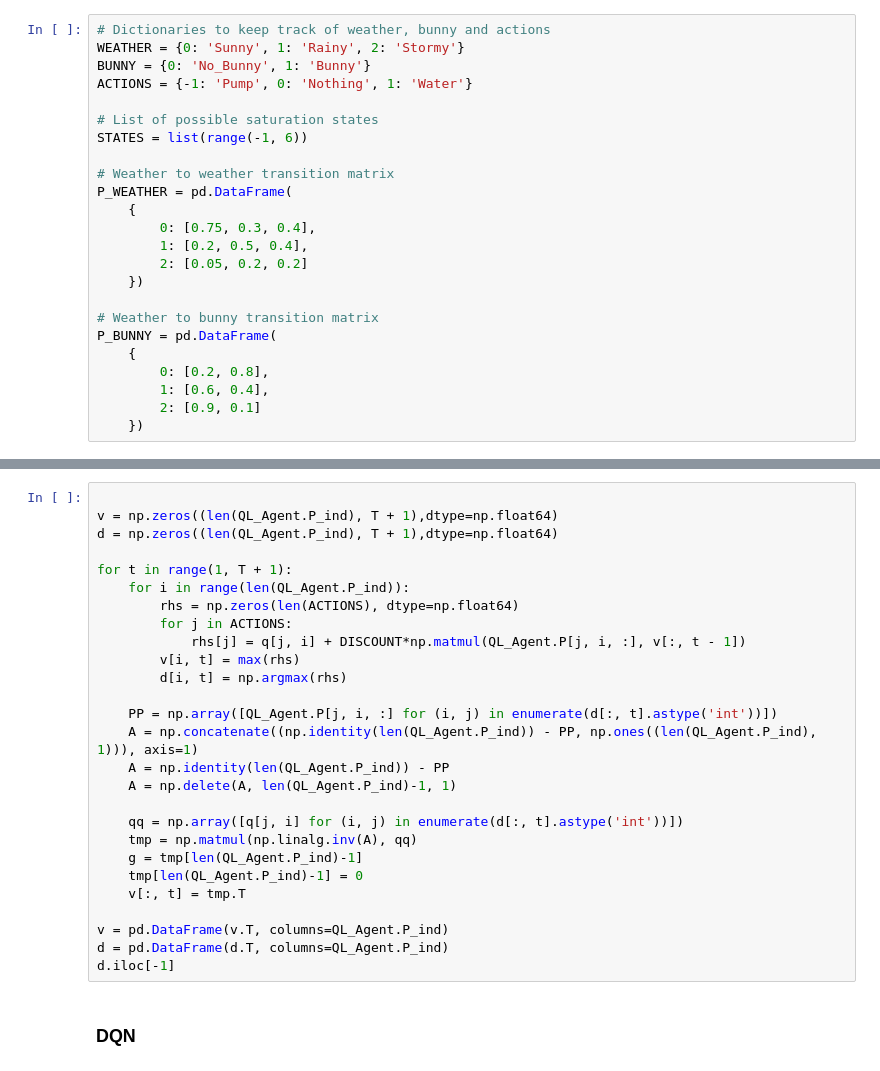
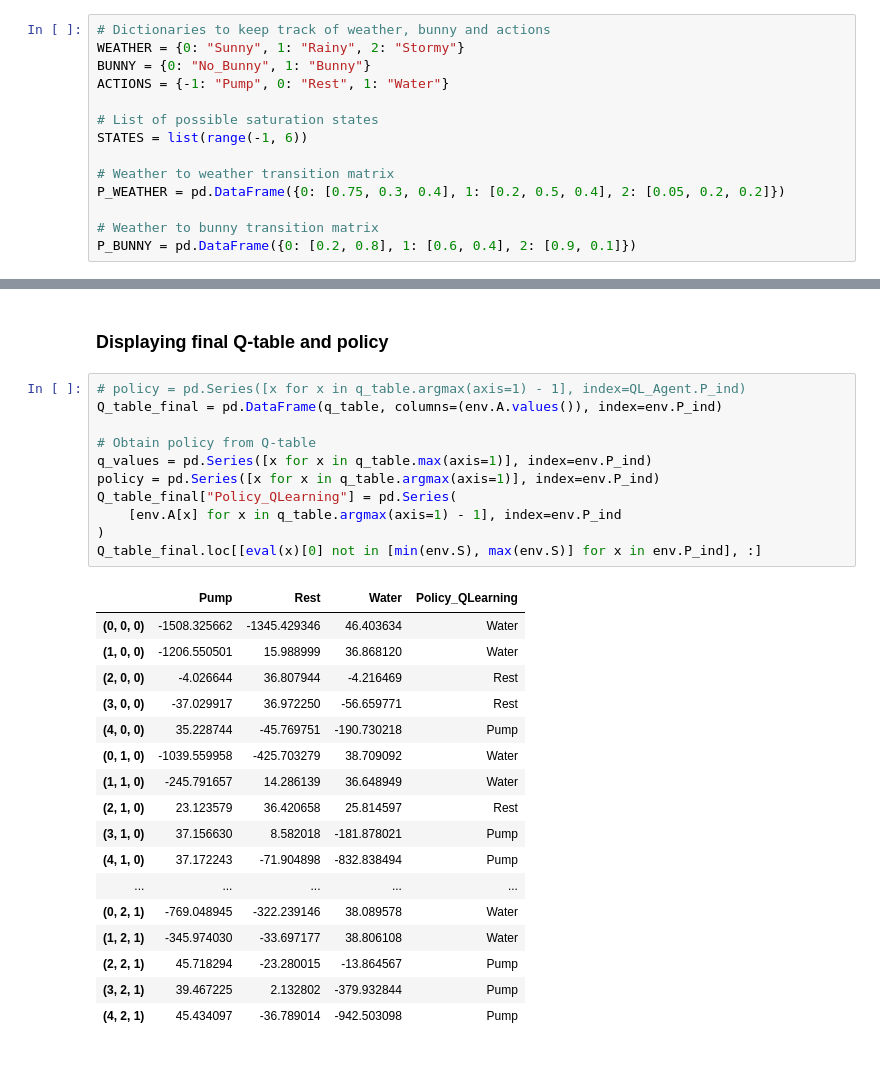
Before and after one commit to arpitp07/Reinforcement-Learning, a Jupyter notebook: Week 8/Final Q-Learning.ipynb, the cells around one changed output, grey strips where cells are left out. Saved outputs shown, nothing was run; the diff lists cells and outputs as text.

```diff
--- a/Week 8/Final Q-Learning.ipynb
+++ b/Week 8/Final Q-Learning.ipynb
@@ -16,25 +25,15 @@ from TLG_env import garden_env
 # %%
 # Dictionaries to keep track of weather, bunny and actions
-WEATHER = {0: 'Sunny', 1: 'Rainy', 2: 'Stormy'}
-BUNNY = {0: 'No_Bunny', 1: 'Bunny'}
-ACTIONS = {-1: 'Pump', 0: 'Nothing', 1: 'Water'}
+WEATHER = {0: "Sunny", 1: "Rainy", 2: "Stormy"}
+BUNNY = {0: "No_Bunny", 1: "Bunny"}
+ACTIONS = {-1: "Pump", 0: "Rest", 1: "Water"}
 
 # List of possible saturation states
 STATES = list(range(-1, 6))
 
 # Weather to weather transition matrix
-P_WEATHER = pd.DataFrame(
-    {
-        0: [0.75, 0.3, 0.4],
-        1: [0.2, 0.5, 0.4],
-        2: [0.05, 0.2, 0.2]
-    })
+P_WEATHER = pd.DataFrame({0: [0.75, 0.3, 0.4], 1: [0.2, 0.5, 0.4], 2: [0.05, 0.2, 0.2]})
 
 # Weather to bunny transition matrix
-P_BUNNY = pd.DataFrame(
-    {
-        0: [0.2, 0.8],
-        1: [0.6, 0.4],
-        2: [0.9, 0.1]
-    })
+P_BUNNY = pd.DataFrame({0: [0.2, 0.8], 1: [0.6, 0.4], 2: [0.9, 0.1]})
 # %% [markdown]
@@ -130,29 +111,31 @@ Q_table_final.loc[[eval(x)[0] not in [min(QL_Agent.S), max(QL_Agent.S)] for x in
-# %%
-
-v = np.zeros((len(QL_Agent.P_ind), T + 1),dtype=np.float64)
-d = np.zeros((len(QL_Agent.P_ind), T + 1),dtype=np.float64)
-
-for t in range(1, T + 1):
-    for i in range(len(QL_Agent.P_ind)):
-        rhs = np.zeros(len(ACTIONS), dtype=np.float64)
-        for j in ACTIONS:
-            rhs[j] = q[j, i] + DISCOUNT*np.matmul(QL_Agent.P[j, i, :], v[:, t - 1])
-        v[i, t] = max(rhs)
-        d[i, t] = np.argmax(rhs)
-
-    PP = np.array([QL_Agent.P[j, i, :] for (i, j) in enumerate(d[:, t].astype('int'))])
-    A = np.concatenate((np.identity(len(QL_Agent.P_ind)) - PP, np.ones((len(QL_Agent.P_ind), 1))), axis=1)
-    A = np.identity(len(QL_Agent.P_ind)) - PP
-    A = np.delete(A, len(QL_Agent.P_ind)-1, 1)
-
-    qq = np.array([q[j, i] for (i, j) in enumerate(d[:, t].astype('int'))])
-    tmp = np.matmul(np.linalg.inv(A), qq)
-    g = tmp[len(QL_Agent.P_ind)-1]
-    tmp[len(QL_Agent.P_ind)-1] = 0
-    v[:, t] = tmp.T
-
-v = pd.DataFrame(v.T, columns=QL_Agent.P_ind)
-d = pd.DataFrame(d.T, columns=QL_Agent.P_ind)
-d.iloc[-1]
-# %% [markdown]
-### DQN
+# %% [markdown]
+### Displaying final Q-table and policy
+# %%
+# policy = pd.Series([x for x in q_table.argmax(axis=1) - 1], index=QL_Agent.P_ind)
+Q_table_final = pd.DataFrame(q_table, columns=(env.A.values()), index=env.P_ind)
+
+# Obtain policy from Q-table
+q_values = pd.Series([x for x in q_table.max(axis=1)], index=env.P_ind)
+policy = pd.Series([x for x in q_table.argmax(axis=1)], index=env.P_ind)
+Q_table_final["Policy_QLearning"] = pd.Series(
+    [env.A[x] for x in q_table.argmax(axis=1) - 1], index=env.P_ind
+)
+Q_table_final.loc[[eval(x)[0] not in [min(env.S), max(env.S)] for x in env.P_ind], :]
+# %% [output]
+|  | Pump | Rest | Water | Policy_QLearning |
+| (0, 0, 0) | -1508.325662 | -1345.429346 | 46.403634 | Water |
+| (1, 0, 0) | -1206.550501 | 15.988999 | 36.868120 | Water |
+| (2, 0, 0) | -4.026644 | 36.807944 | -4.216469 | Rest |
+| (3, 0, 0) | -37.029917 | 36.972250 | -56.659771 | Rest |
+| (4, 0, 0) | 35.228744 | -45.769751 | -190.730218 | Pump |
+| (0, 1, 0) | -1039.559958 | -425.703279 | 38.709092 | Water |
+| (1, 1, 0) | -245.791657 | 14.286139 | 36.648949 | Water |
+| (2, 1, 0) | 23.123579 | 36.420658 | 25.814597 | Rest |
+| (3, 1, 0) | 37.156630 | 8.582018 | -181.878021 | Pump |
+| (4, 1, 0) | 37.172243 | -71.904898 | -832.838494 | Pump |
+| ... | ... | ... | ... | ... |
+| (0, 2, 1) | -769.048945 | -322.239146 | 38.089578 | Water |
+| (1, 2, 1) | -345.974030 | -33.697177 | 38.806108 | Water |
+| (2, 2, 1) | 45.718294 | -23.280015 | -13.864567 | Pump |
+| (3, 2, 1) | 39.467225 | 2.132802 | -379.932844 | Pump |
+| (4, 2, 1) | 45.434097 | -36.789014 | -942.503098 | Pump |
```
Also changed, not shown: parts of 19 cells of this notebook, 12 other files.
